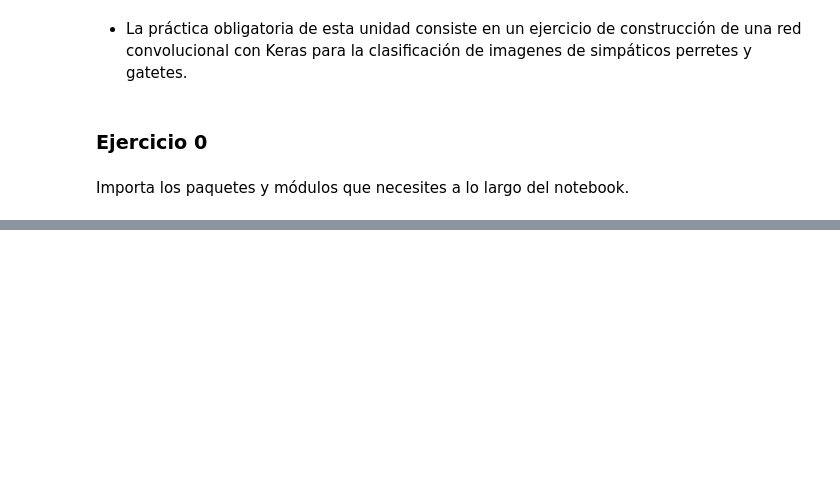
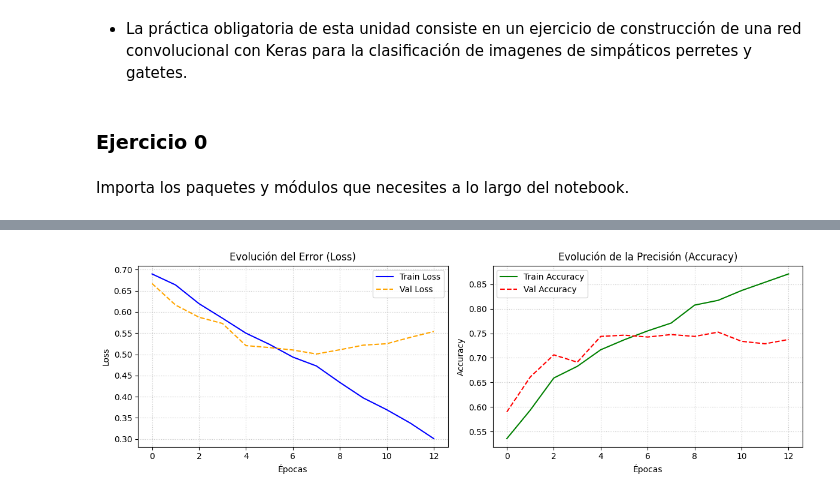
Before and after one commit to JPG250493/Repo-Ejercicios-Jesus, a Jupyter notebook: 05_Deep_Learning/Sprint_16/Unidad_01_CNN_Redes_Convolucionales/03_Practica_Obligatoria/18_Practica_Obligatoria_CNN_Redes_Convolucionales.ipynb, the cells around one changed output, grey strips where cells are left out. Drawn from its saved outputs; the diff is of its cells as text; code cells hidden in the pictures; blank space fills up the shorter version.

```diff
--- a/05_Deep_Learning/Sprint_16/Unidad_01_CNN_Redes_Convolucionales/03_Practica_Obligatoria/18_Practica_Obligatoria_CNN_Redes_Convolucionales.ipynb
+++ b/05_Deep_Learning/Sprint_16/Unidad_01_CNN_Redes_Convolucionales/03_Practica_Obligatoria/18_Practica_Obligatoria_CNN_Redes_Convolucionales.ipynb
@@ -34,0 +279,27 @@ Repite los pasos 3 a 5 utilizando el generador de imágenes sintéticas o Image
+# %%
+# 3. Mostramos el historial de entrenamiento
+# Vamos a sacar la telemetría: una gráfica para el error (loss) y otra para el acierto (accuracy)
+fig, (ax1, ax2) = plt.subplots(1, 2, figsize=(12, 4))
+
+# Gráfica de Loss (Error: cuanto más bajo, mejor)
+ax1.plot(historial.history['loss'], label='Train Loss', color='blue')
+ax1.plot(historial.history['val_loss'], label='Val Loss', color='orange', linestyle='--')
+ax1.set_title('Evolución del Error (Loss)')
+ax1.set_xlabel('Épocas')
+ax1.set_ylabel('Loss')
+ax1.legend()
+ax1.grid(True, linestyle=':', alpha=0.7)
+
+# Gráfica de Accuracy (Precisión: cuanto más alta, mejor)
+ax2.plot(historial.history['accuracy'], label='Train Accuracy', color='green')
+ax2.plot(historial.history['val_accuracy'], label='Val Accuracy', color='red', linestyle='--')
+ax2.set_title('Evolución de la Precisión (Accuracy)')
+ax2.set_xlabel('Épocas')
+ax2.set_ylabel('Accuracy')
+ax2.legend()
+ax2.grid(True, linestyle=':', alpha=0.7)
+
+plt.tight_layout()
+plt.show()
+# %% [output]
+[figure, added]
```
Also changed, not shown: parts of 16 cells of this notebook.
